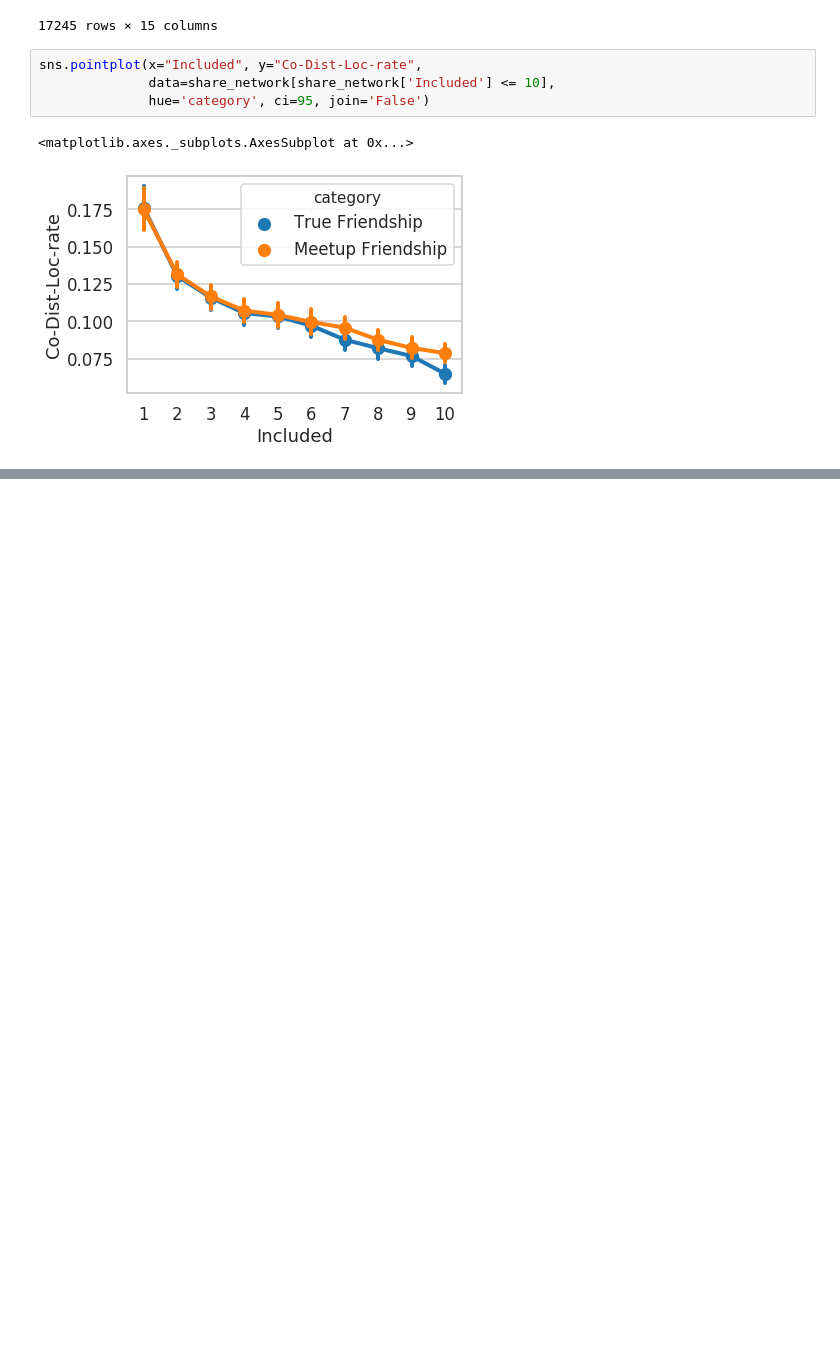
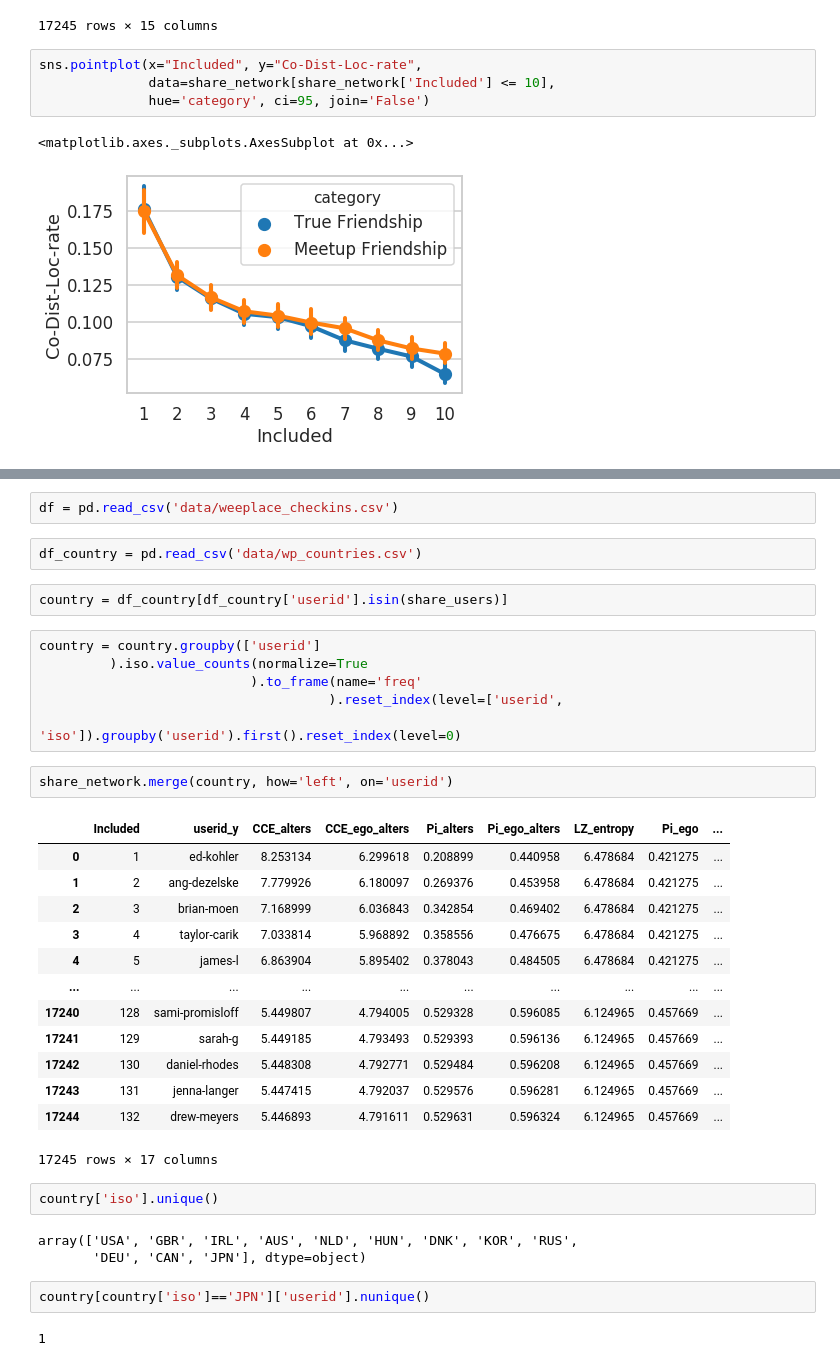
Before and after one commit to Magica-Chen/social-predictability, a Jupyter notebook: Ranking-based Visualisation.ipynb, the cells around one changed output, grey strips where cells are left out. Drawn from its saved outputs; the diff is of its cells as text; blank space fills up the shorter version.

Commit message:
add data-check

```diff
--- a/Ranking-based Visualisation.ipynb
+++ b/Ranking-based Visualisation.ipynb
@@ -302,0 +290,37 @@ sns.pointplot(x="Included", y="Co-Dist-Loc-rate",
+# %%
+df = pd.read_csv('data/weeplace_checkins.csv')
+# %%
+df_country = pd.read_csv('data/wp_countries.csv')
+# %%
+country = df_country[df_country['userid'].isin(share_users)]
+# %%
+country = country.groupby(['userid']
+         ).iso.value_counts(normalize=True
+                           ).to_frame(name='freq'
+                                     ).reset_index(level=['userid',
+                                                          'iso']).groupby('userid').first().reset_index(level=0)
+# %%
+share_network.merge(country, how='left', on='userid')
+# %% [output]
+|  | Included | userid_y | CCE_alters | CCE_ego_alters | Pi_alters | Pi_ego_alters | LZ_entropy | Pi_ego | ... |
+| 0 | 1 | ed-kohler | 8.253134 | 6.299618 | 0.208899 | 0.440958 | 6.478684 | 0.421275 | ... |
+| 1 | 2 | ang-dezelske | 7.779926 | 6.180097 | 0.269376 | 0.453958 | 6.478684 | 0.421275 | ... |
+| 2 | 3 | brian-moen | 7.168999 | 6.036843 | 0.342854 | 0.469402 | 6.478684 | 0.421275 | ... |
+| 3 | 4 | taylor-carik | 7.033814 | 5.968892 | 0.358556 | 0.476675 | 6.478684 | 0.421275 | ... |
+| 4 | 5 | james-l | 6.863904 | 5.895402 | 0.378043 | 0.484505 | 6.478684 | 0.421275 | ... |
+| ... | ... | ... | ... | ... | ... | ... | ... | ... | ... |
+| 17240 | 128 | sami-promisloff | 5.449807 | 4.794005 | 0.529328 | 0.596085 | 6.124965 | 0.457669 | ... |
+| 17241 | 129 | sarah-g | 5.449185 | 4.793493 | 0.529393 | 0.596136 | 6.124965 | 0.457669 | ... |
+| 17242 | 130 | daniel-rhodes | 5.448308 | 4.792771 | 0.529484 | 0.596208 | 6.124965 | 0.457669 | ... |
+| 17243 | 131 | jenna-langer | 5.447415 | 4.792037 | 0.529576 | 0.596281 | 6.124965 | 0.457669 | ... |
+| 17244 | 132 | drew-meyers | 5.446893 | 4.791611 | 0.529631 | 0.596324 | 6.124965 | 0.457669 | ... |
+17245 rows × 17 columns
+# %%
+country['iso'].unique()
+# %% [output]
+array(['USA', 'GBR', 'IRL', 'AUS', 'NLD', 'HUN', 'DNK', 'KOR', 'RUS',
+       'DEU', 'CAN', 'JPN'], dtype=object)
+# %%
+country[country['iso']=='JPN']['userid'].nunique()
+# %% [output]
+1
```
Also changed, not shown: parts of 8 cells of this notebook, 5 other files.
